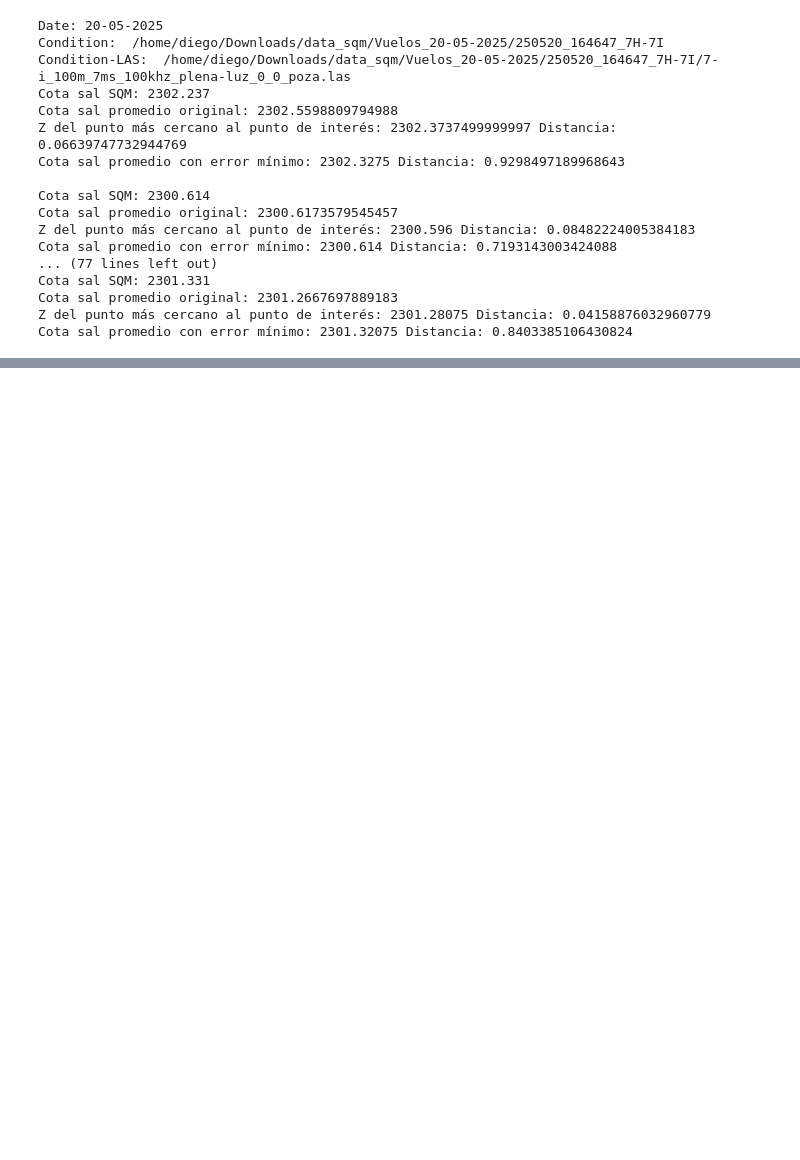
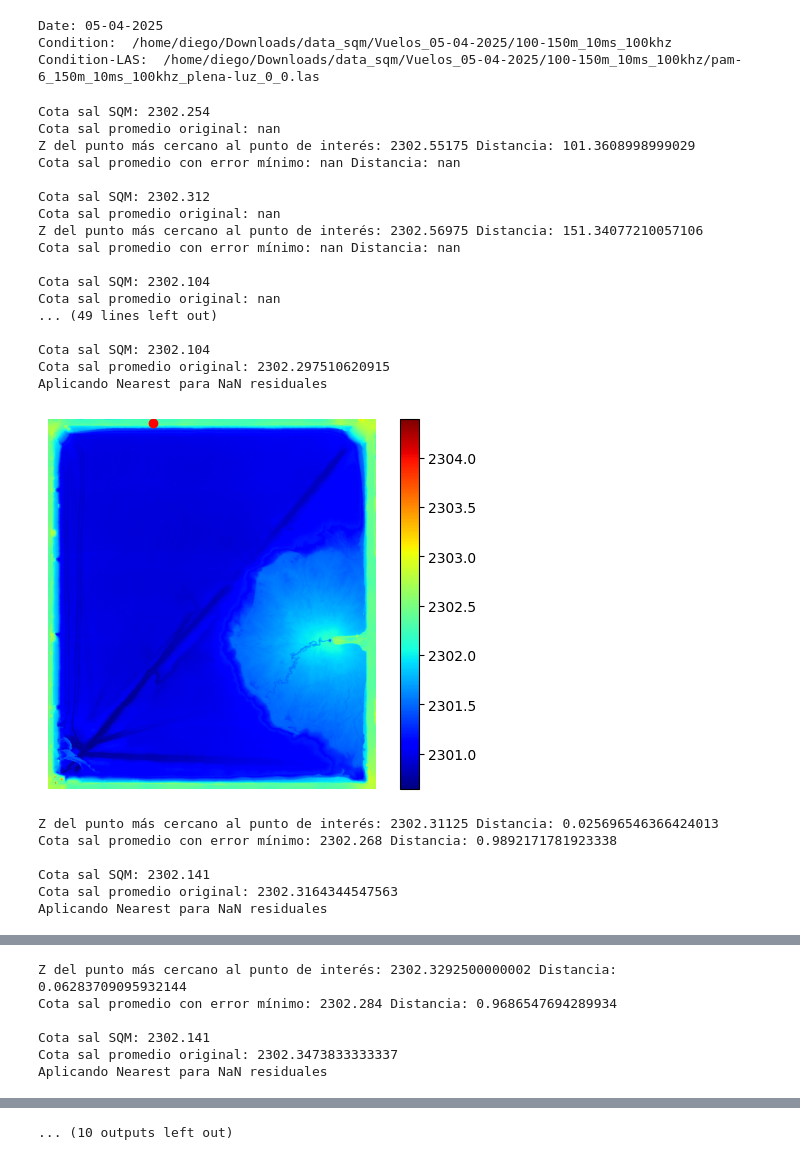
Before and after one commit to Kauel-Chile/sqm_batimetria, a Jupyter notebook: points_comparation_actual.ipynb, the cells around one changed output, grey strips where cells are left out. Cells and saved outputs as stored; diff of their text form; code cells hidden in the pictures; blank space fills up the shorter version.

Commit message:
add point of interest visualization

```diff
--- a/points_comparation_actual.ipynb
+++ b/points_comparation_actual.ipynb
@@ -205,11 +265,12 @@ import numpy as np
 from scipy.spatial import KDTree
 import matplotlib.pyplot as plt
 from mpl_toolkits.mplot3d import Axes3D
-
+import math
+import cv2
 
 dates = list(pozas.keys())
 
-for date in dates[3:]:
+for date in dates[0:]:
     print('Date:', date)
     main_path = f"/home/diego/Downloads/data_sqm/Vuelos_{date}/*"
     CONDITION_PATHS = glob.glob(main_path)
@@ -222,7 +283,7 @@ for date in dates[3:]:
             print("No existen archivos LAS para analizar")
             continue
         ## Get info
-        for path in las:
+        for path in las[0:]:
             print('Condition-LAS: ', path)
             _,_,_,_,_,vuelo,condition,filename = path.split('/')
             DATE = vuelo.replace('Vuelos_',  '')
@@ -253,47 +314,72 @@ for date in dates[3:]:
                 diffs = np.abs(selected_z - cota_sal_sqm)
                 # find the index of the minimum difference
                 if len(diffs) == 0:
                     cota_sal_min_error = np.nan
                     distance = np.nan
                 else:
                     min_index = np.argmin(diffs)
                     # get the corresponding z value
                     cota_sal_min_error = selected_z[min_index]
                     distance = np.linalg.norm(points[indices][min_index] - point_of_interest)
                 # Clip by salt level
                 #clipped_z = selected_z[selected_z >= rasante]
                 cota_sal_promedio_original = np.mean(selected_z)
                 #cota_sal_promedio_clipped = np.mean(clipped_z)
                 #n, cota_sal = find_best_gmm(np.expand_dims(z[indices],-1), max_components=1)
                 print(f'Cota sal SQM: {cota_sal_sqm}')
                 print(f'Cota sal promedio original: {cota_sal_promedio_original}')
+                # If cota sal promedio original is not nan
+                if not math.isnan(cota_sal_promedio_original):
+                    ## Create DEM
+                    dem, new_xi, new_yi = generate_dem(roi_points, 0, xi, yi)
+
+                    ## Save DEM png OPTINAL
+                    plt.imshow(dem, cmap='jet')
+                    plt.plot(new_xi,new_yi,'ro')
+                    plt.colorbar()
+                    plt.axis('off')
+                    plt.show()
+
+                    del dem
+                    gc.collect()
+
                 #print(f'Cota sal promedio clipped: {cota_sal_promedio_clipped}')
 
                 # find the nearest point to the point of interest
                 nearest_index = kdtree.query(point_of_interest)[1]
                 nearest_point = points[nearest_index]
                 nearest_z = z[nearest_index]
                 min_distance = np.linalg.norm(nearest_point - point_of_interest)
                 #print(f'Nearest point: {nearest_point}')
                 print(f'Z del punto más cercano al punto de interés: {nearest_z}', f'Distancia: {min_distance}')
                 print(f'Cota sal promedio con error mínimo: {cota_sal_min_error}', f'Distancia: {distance}')
                 print("")
     break
 # %% [output]
-Date: 20-05-2025
-Condition:  /home/diego/Downloads/data_sqm/Vuelos_20-05-2025/250520_164647_7H-7I
-Condition-LAS:  /home/diego/Downloads/data_sqm/Vuelos_20-05-2025/250520_164647_7H-7I/7-i_100m_7ms_100khz_plena-luz_0_0_poza.las
-Cota sal SQM: 2302.237
-Cota sal promedio original: 2302.5598809794988
-Z del punto más cercano al punto de interés: 2302.3737499999997 Distancia: 0.06639747732944769
-Cota sal promedio con error mínimo: 2302.3275 Distancia: 0.9298497189968643
-
-Cota sal SQM: 2300.614
-Cota sal promedio original: 2300.6173579545457
-Z del punto más cercano al punto de interés: 2300.596 Distancia: 0.08482224005384183
-Cota sal promedio con error mínimo: 2300.614 Distancia: 0.7193143003424088
-... (77 lines left out)
-Cota sal SQM: 2301.331
-Cota sal promedio original: 2301.2667697889183
-Z del punto más cercano al punto de interés: 2301.28075 Distancia: 0.04158876032960779
-Cota sal promedio con error mínimo: 2301.32075 Distancia: 0.8403385106430824
+Date: 05-04-2025
+Condition:  /home/diego/Downloads/data_sqm/Vuelos_05-04-2025/100-150m_10ms_100khz
+Condition-LAS:  /home/diego/Downloads/data_sqm/Vuelos_05-04-2025/100-150m_10ms_100khz/pam-6_150m_10ms_100khz_plena-luz_0_0.las
+Cota sal SQM: 2302.254
+Cota sal promedio original: nan
+Z del punto más cercano al punto de interés: 2302.55175 Distancia: 101.3608998999029
+Cota sal promedio con error mínimo: nan Distancia: nan
+
+Cota sal SQM: 2302.312
+Cota sal promedio original: nan
+Z del punto más cercano al punto de interés: 2302.56975 Distancia: 151.34077210057106
+Cota sal promedio con error mínimo: nan Distancia: nan
+
+Cota sal SQM: 2302.104
+Cota sal promedio original: nan
+... (49 lines left out)
+
+Cota sal SQM: 2302.104
+Cota sal promedio original: 2302.297510620915
+Aplicando Nearest para NaN residuales
+[figure, added]
+Z del punto más cercano al punto de interés: 2302.31125 Distancia: 0.025696546366424013
+Cota sal promedio con error mínimo: 2302.268 Distancia: 0.9892171781923338
+
+Cota sal SQM: 2302.141
+Cota sal promedio original: 2302.3164344547563
+Aplicando Nearest para NaN residuales
@@ -299,0 +405,6 @@ Cota sal promedio con error mínimo: 2301.32075 Distancia: 0.8403385106430824
+Z del punto más cercano al punto de interés: 2302.3292500000002 Distancia: 0.06283709095932144
+Cota sal promedio con error mínimo: 2302.284 Distancia: 0.9686547694289934
+
+Cota sal SQM: 2302.141
+Cota sal promedio original: 2302.3473833333337
+Aplicando Nearest para NaN residuales
@@ -299,0 +447 @@ Cota sal promedio con error mínimo: 2301.32075 Distancia: 0.8403385106430824
+... (10 outputs left out)
```
Also changed, not shown: parts of 2 cells of this notebook.
